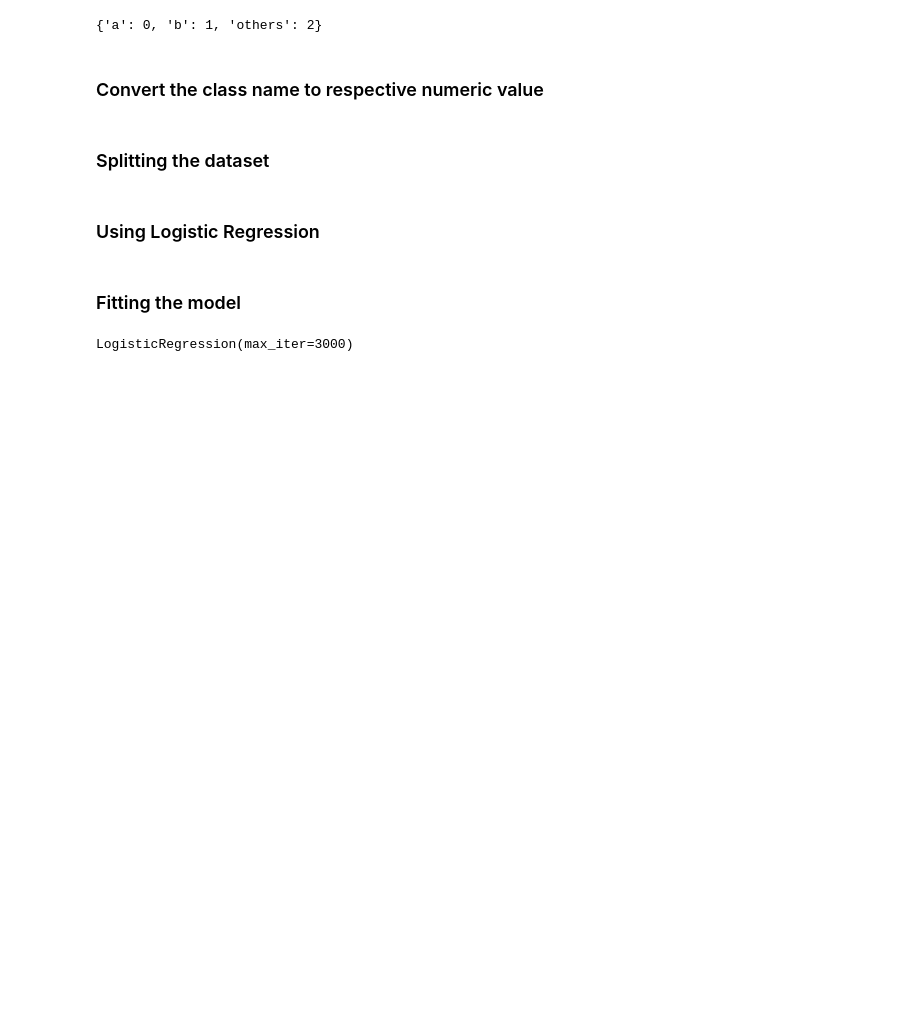
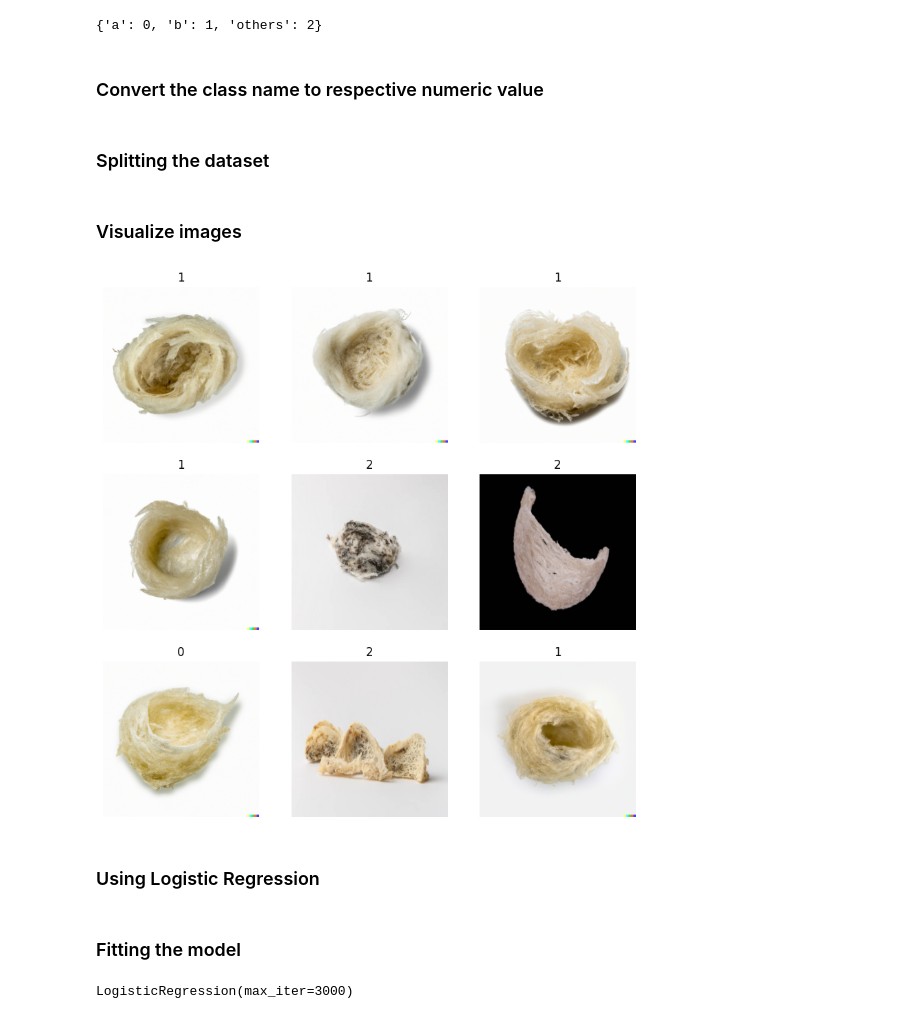
Before and after one commit to MCS04/MCS04-AI, a Jupyter notebook: EBN-Grade-Classification/src/logistic_regression.ipynb, the cells around one changed output. Cells and saved outputs as stored; diff of their text form; code cells hidden in the pictures; blank space fills up the shorter version.

Commit message:
fix blue images lel

```diff
--- a/EBN-Grade-Classification/src/logistic_regression.ipynb
+++ b/EBN-Grade-Classification/src/logistic_regression.ipynb
@@ -31,8 +32,9 @@ def create_dataset(img_folder):
         for file in os.listdir(os.path.join(img_folder, dir1)):
             image_path= os.path.join(img_folder, dir1,  file)
             # image_path = "D:\Year_3_Sem_1\FIT3161\Deep Learning\ebn-classification\EBN-Grade-Classification\data\\b\DALL·E 2023-05-11 14.05.41.png"
-            image = cv2.imdecode(np.fromfile(image_path, dtype=np.uint8), cv2.COLOR_RGB2BGR)
+            image = cv2.imdecode(np.fromfile(image_path, dtype=np.uint8), cv2.IMREAD_UNCHANGED)
             image=cv2.resize(image, (IMG_HEIGHT, IMG_WIDTH),interpolation = cv2.INTER_AREA)
+            image = cv2.cvtColor(image, cv2.COLOR_BGR2RGB)
             image=np.array(image)
             image = image.astype('float32')
             image /= 255
@@ -56,12 +58,25 @@ target_val=  [target_dict[class_name[i]] for i in range(len(class_name))]
 # %% [markdown]
 ### Splitting the dataset
 # %%
-
 # flattening the images
 images = np.array(img_data, np.float32)
-flattened_images = images.reshape(images.shape[0], -1)
+no_of_samples = images.shape[0]
+flattened_images = images.reshape(no_of_samples, -1)
 
 X_train, X_test, Y_train, Y_test = train_test_split(flattened_images, np.array(list(map(int,target_val)), np.float32), test_size=0.2, random_state=42)
+# %% [markdown]
+### Visualize images
+# %%
+plt.figure(figsize=(10, 10))
+number_of_images = 9
+indices = np.random.choice(no_of_samples, number_of_images, replace=False)
+for i, idx in enumerate(indices):
+  ax = plt.subplot(3, 3, i + 1)
+  plt.imshow(images[idx])
+  plt.title(target_val[idx])
+  plt.axis("off")
+# %% [output]
+[figure, added]
 # %% [markdown]
 ### Using Logistic Regression
 # %%
```
Also changed, not shown: parts of 1 cell of this notebook, 1 other file.
